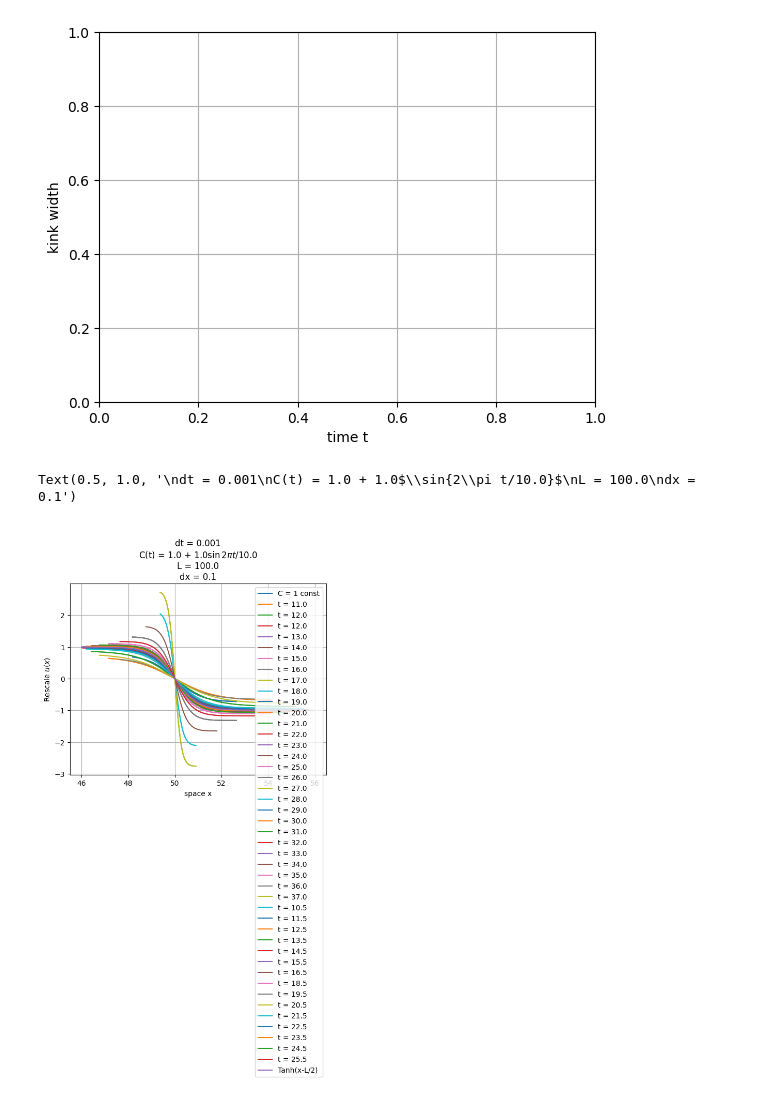
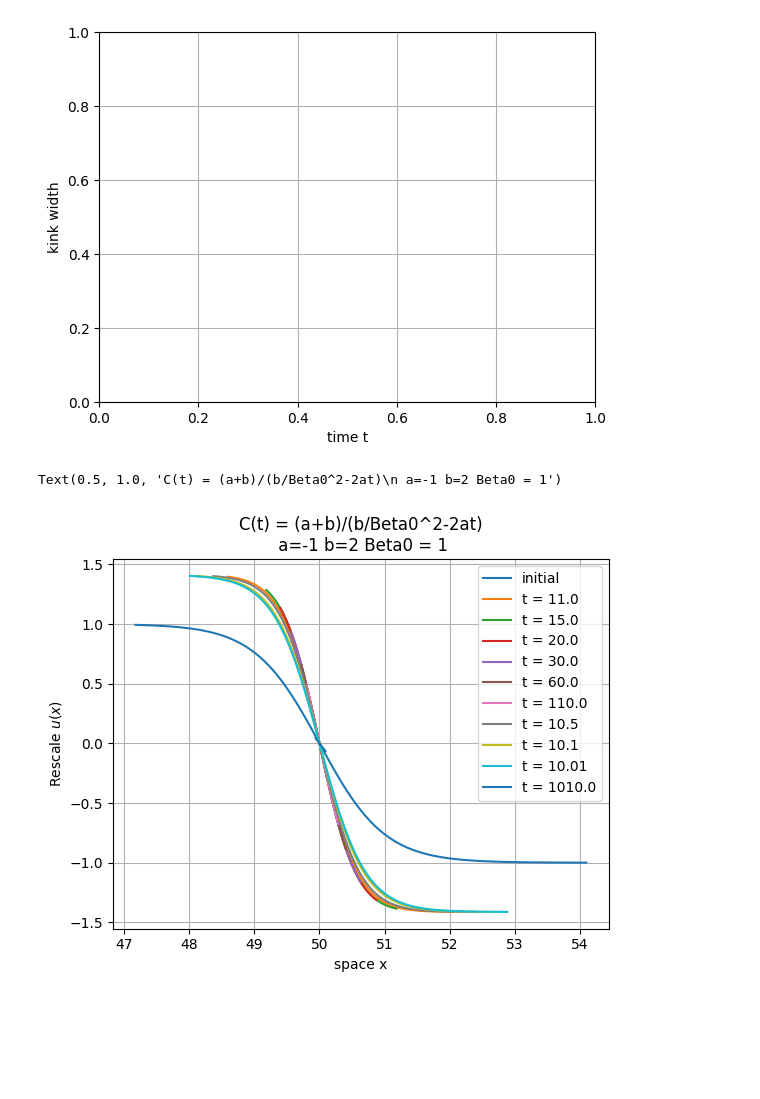
Before and after one commit to suanno/stage2, a Jupyter notebook: codes_tdgl/1D/plot/kink shape/measure width and height.ipynb, the cells around one changed output. Drawn from its saved outputs; the diff is of its cells as text; code cells hidden in the pictures; blank space fills up the shorter version.

Commit message:
Notes on what happens if C(t) decays t^-1, that is the Constraint of our analytical trial.

```diff
--- a/codes_tdgl/1D/plot/kink shape/measure width and height.ipynb
+++ b/codes_tdgl/1D/plot/kink shape/measure width and height.ipynb
@@ -10,3 +8,5 @@ dir_save = "../../.saves/" + "two kinks shape changing C T = 10 Cave = 1/"
+# %%
+dir_save = "../../.saves/" + "C power law decaying a=-1 b=2 B0 = 1/"
 # %% [markdown]
 ## Rescaling u(x)
 
@@ -114,8 +114,6 @@ for folder in sorted(os.listdir(dir_save), reverse=False):
     state_time = tmax
     state_time = round(state_time, 3)
     labell = "t = " + str(state_time) # Label with time (uncomment for custom label)
-    if T < 0:
-        labell = labell + " (initial)"  # For initial state preparation, C does not oscillate
     # Get custom label of the curve (use it only if it is not empty)
     f = open(dir + "/label.dat", "r")
     label = f.readline().strip('\n')
@@ -187,32 +185,38 @@ title = title + "\ndx = " + str(round(dx,3))
 #label = label + "; T = " + str(T) + "; A = " + str(A)
 #else:
 #label = label + "; C = " + str(A) + " cost"
+
+# Custom title
+title = "C(t) = (a+b)/(b/Beta0^2-2at)\n a=-1 b=2 Beta0 = 1"
+
+
 ax.set_title(title)
 ax_h.set_title(title)
 ax_w.set_title(title)
 #fig
 
+
 #ax_h.plot(Cs, hs)
 #fig_h
 #ax_w.plot(Cs,ws)
 #fig_w
 # %% [output]
-Text(0.5, 1.0, '\ndt = 0.001\nC(t) = 1.0 + 1.0$\\sin{2\\pi t/10.0}$\nL = 100.0\ndx = 0.1')
+Text(0.5, 1.0, 'C(t) = (a+b)/(b/Beta0^2-2at)\n a=-1 b=2 Beta0 = 1')
 # %%
 # Plot analytical solution
 Num = 1000
 x_anal = np.arange(0,Num)/Num*(xmax-xmin)+xmin*np.ones(Num)
 y = np.zeros(Num)
 j = 0
 xc = 50 # tanh center
 for xi in x:
     y[j] = -np.tanh((x_anal[j]-xc))
     j = j + 1
-ax.plot(x_anal,y,label="Tanh(x-L/2)")
+#ax.plot(x_anal,y,label="Tanh(x-L/2)")
 ax.legend()
 fig
 # %% [output]
-[figure, old version]
+[figure, new version]
 # %%
 # Kink's height
 
```
Also changed, not shown: parts of 4 cells of this notebook, 17 other files.
